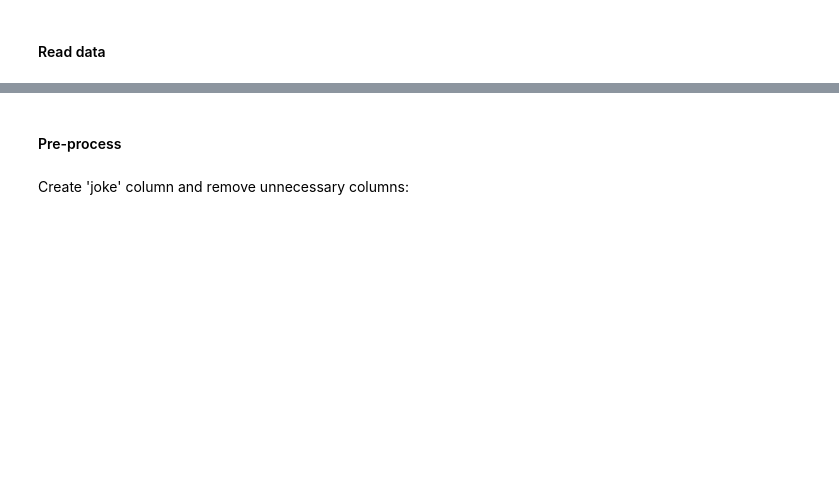
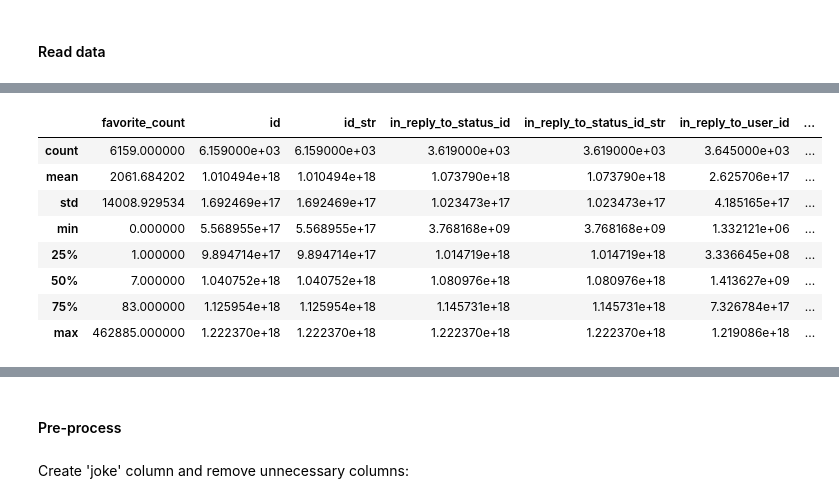
Before and after one commit to AxelStbl/jokes_score, a Jupyter notebook: EDA_Modeling.ipynb, the cells around one changed output, grey strips where cells are left out. Saved outputs shown, nothing was run; the diff lists cells and outputs as text; code cells hidden in the pictures; blank space fills up the shorter version.

```diff
--- a/EDA_Modeling.ipynb
+++ b/EDA_Modeling.ipynb
@@ -27,9 +27,10 @@ from sklearn.base import BaseEstimator, TransformerMixin
 from sklearn.preprocessing import MinMaxScaler
 from nltk.tokenize import word_tokenize
 from sklearn.feature_extraction import text
+import nltk
 
-import nltk
 # nltk.download('punkt')
 # nltk.download('wordnet')
 # nltk.download('stopwords')
 en_stop = set(nltk.corpus.stopwords.words('english'))
+pd.set_option('display.max_columns', 500)
@@ -41,0 +115,12 @@ df = df[df.score > 0].reset_index()
+# %%
+df.describe()
+# %% [output]
+|  | favorite_count | id | id_str | in_reply_to_status_id | in_reply_to_status_id_str | in_reply_to_user_id | ... |
+| count | 6159.000000 | 6.159000e+03 | 6.159000e+03 | 3.619000e+03 | 3.619000e+03 | 3.645000e+03 | ... |
+| mean | 2061.684202 | 1.010494e+18 | 1.010494e+18 | 1.073790e+18 | 1.073790e+18 | 2.625706e+17 | ... |
+| std | 14008.929534 | 1.692469e+17 | 1.692469e+17 | 1.023473e+17 | 1.023473e+17 | 4.185165e+17 | ... |
+| min | 0.000000 | 5.568955e+17 | 5.568955e+17 | 3.768168e+09 | 3.768168e+09 | 1.332121e+06 | ... |
+| 25% | 1.000000 | 9.894714e+17 | 9.894714e+17 | 1.014719e+18 | 1.014719e+18 | 3.336645e+08 | ... |
+| 50% | 7.000000 | 1.040752e+18 | 1.040752e+18 | 1.080976e+18 | 1.080976e+18 | 1.413627e+09 | ... |
+| 75% | 83.000000 | 1.125954e+18 | 1.125954e+18 | 1.145731e+18 | 1.145731e+18 | 7.326784e+17 | ... |
+| max | 462885.000000 | 1.222370e+18 | 1.222370e+18 | 1.222370e+18 | 1.222370e+18 | 1.219086e+18 | ... |
```
Also changed, not shown: parts of 14 cells of this notebook.
